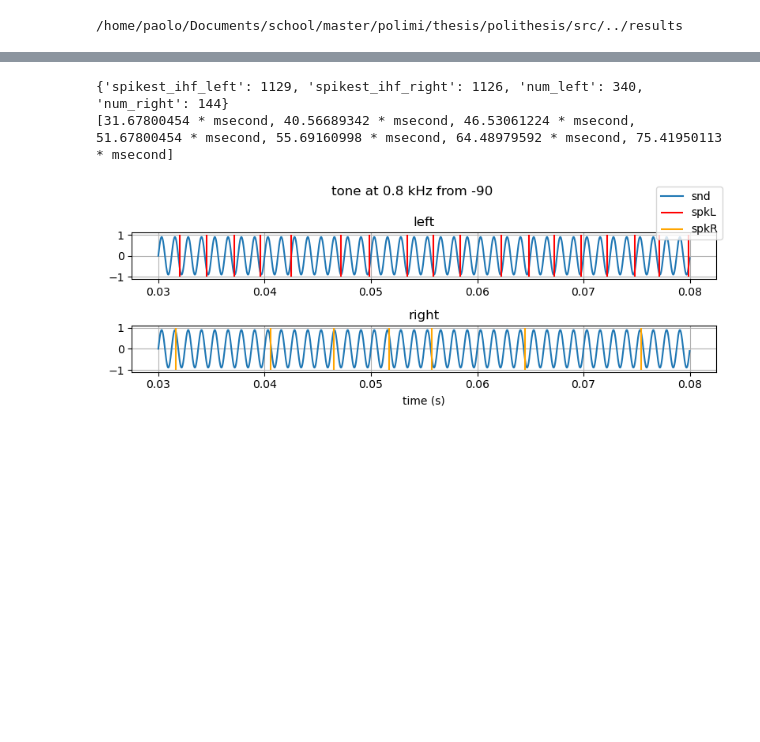
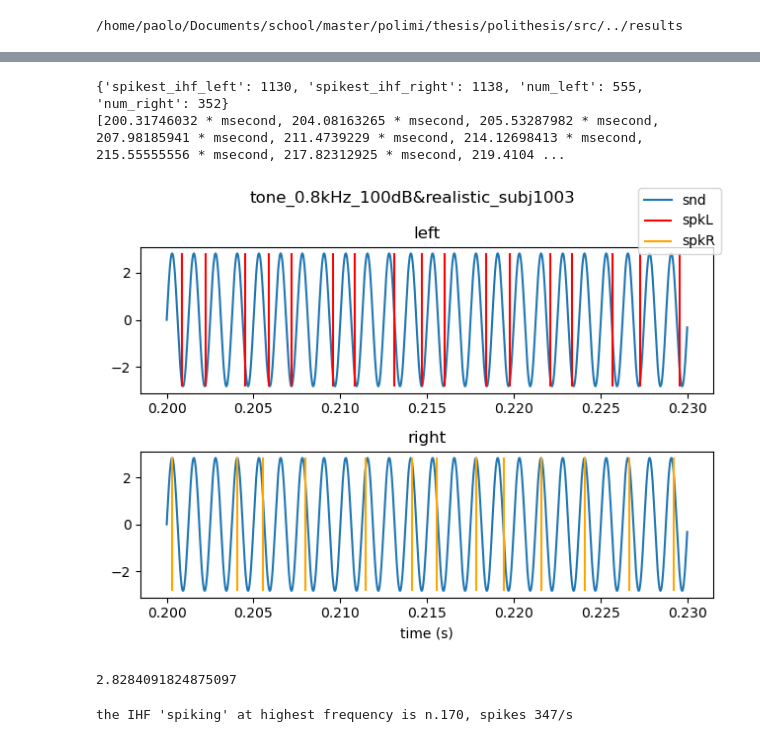
Before and after one commit to pollomarzo/polithesis, a Jupyter notebook: tests_POCs/anf.ipynb, the cells around one changed output, grey strips where cells are left out. Saved outputs shown, nothing was run; the diff lists cells and outputs as text; code cells hidden in the pictures; blank space fills up the shorter version.

```diff
--- a/tests_POCs/anf.ipynb
+++ b/tests_POCs/anf.ipynb
@@ -70,12 +66,12 @@ from cochleas.anf_utils import create_sound_key
 
 freq = 0.8 * b2.kHz
 tone = Tone(freq)
-level = 90
+level = 100
 angle = -90
 cochlea_key = "realistic_subj1003"
+tone.sound.level = level * b2h.dB
 ex_key = f"{create_sound_key(tone)}&{cochlea_key}"
 
-tone.sound.level = level * b2h.dB
 anf = sound_to_spikes(tone, angle, False)
 ihf_most_spikes = (None, 0)
 for ihf_idx, spike_times in anf.binaural_anf_spiketrain["L"].items():
@@ -109,45 +106,93 @@ from math import inf
 
 plt.close()
 
-range = slice(30 * ms, 80 * ms)
+range = slice(200 * ms, 230 * ms)
 
 anf_left, anf_right = (
     anf.binaural_anf_spiketrain["L"],
     anf.binaural_anf_spiketrain["R"],
 )
 spikest_ihf_left, _ = max(anf_left.items(), key=lambda x: len(set(x[1] / ms)))
 spikest_ihf_right, _ = max(anf_right.items(), key=lambda x: len(set(x[1] / ms)))
 print(
     dict_of(
         spikest_ihf_left,
         spikest_ihf_right,
         num_left=len(anf_left[spikest_ihf_left]),
         num_right=len(anf_right[spikest_ihf_right]),
     )
 )
 
 input = tone.sound
 fig, [left, right] = plt.subplots(2, 1)
+max_mag = max(np.array(input[range]))[0]
 
-def select_in_range(full,spikest):
+
+def select_in_range(full, spikest):
     return [i for i in full[spikest] if i >= range.start and i < range.stop]
 
-spikest_anf_left_in_range = select_in_range(anf_left,spikest_ihf_right)
-spikest_anf_right_in_range = select_in_range(anf_right,spikest_ihf_right)
+
+spikest_anf_left_in_range = select_in_range(anf_left, spikest_ihf_right)
+spikest_anf_right_in_range = select_in_range(anf_right, spikest_ihf_right)
 
 print(spikest_anf_right_in_range)
 
-fig.suptitle(f"tone at {freq} from {angle}")
+fig.suptitle(ex_key)
 left.plot(input[range].times + range.start, input[range], label="snd")
-left.vlines(spikest_anf_left_in_range, -1, 1, colors='r', label="spkL")
+left.vlines(spikest_anf_left_in_range, -max_mag, max_mag, colors="r", label="spkL")
 left.set_title("left")
 right.plot(input[range].times + range.start, input[range])
-right.vlines(spikest_anf_right_in_range,-1,1, colors='orange', label="spkR")
+right.vlines(
+    spikest_anf_right_in_range, -max_mag, max_mag, colors="orange", label="spkR"
+)
 right.set_title("right")
-right.set_xlabel('time (s)')
+right.set_xlabel("time (s)")
 fig.legend()
 fig.tight_layout()
 # %% [output]
-{'spikest_ihf_left': 1129, 'spikest_ihf_right': 1126, 'num_left': 340, 'num_right': 144}
-[31.67800454 * msecond, 40.56689342 * msecond, 46.53061224 * msecond, 51.67800454 * msecond, 55.69160998 * msecond, 64.48979592 * msecond, 75.41950113 * msecond]
+{'spikest_ihf_left': 1130, 'spikest_ihf_right': 1138, 'num_left': 555, 'num_right': 352}
+[200.31746032 * msecond, 204.08163265 * msecond, 205.53287982 * msecond, 207.98185941 * msecond, 211.4739229 * msecond, 214.12698413 * msecond, 215.55555556 * msecond, 217.82312925 * msecond, 219.4104 ...
-[figure, old version]
+[figure, new version]
+# %%
+max(np.array(input[range]))[0]
+# %% [output]
+2.8284091824875097
+# %%
+from utils.custom_sounds import Tone
+from cochleas.RealisticCochlea import sound_to_spikes
+from cochleas.anf_utils import create_sound_key
+import brian2hears as b2h
+results_dir = Path(os.getcwd()) / Path(C.Paths.RESULTS_DIR)
+
+
+selected = "tone_80.Hz_110dB&realistic_subj1003&inh_model&1ms_rec_ANF&2024-08-12T20:08:40.pic"
+selected = "tone_0.5kHz_100dB&realistic_subj1003&inh_model&1ms_rec_ANF&2024-08-13T20:05:00.pic"
+
+with open(join(results_dir, selected), "rb") as f:
+    data = dill.load(f, ignore=True)
+
+
+freq = 80 * b2.Hz
+tone = Tone(freq)
+level = 110
+angle = -90
+cochlea_key = "realistic_subj1003"
+tone.sound.level = level * b2h.dB
+ex_key = f"{create_sound_key(tone)}&{cochlea_key}"
+
+plt.close()
+anf = load_anf_response(tone,angle,cochlea_key)
+
+ihf_most_spikes = (None, 0)
+for ihf_idx, spike_times in anf.binaural_anf_spiketrain["L"].items():
+    if len(spike_times) > ihf_most_spikes[1]:
+        ihf_most_spikes = (ihf_idx, len(spike_times))
+ihf_spikes = [
+    len(spike_times)
+    for ihf_idx, spike_times in anf.binaural_anf_spiketrain["L"].items()
+]
+print(
+    f"the IHF 'spiking' at highest frequency is n.{ihf_most_spikes[0]}, spikes {ihf_most_spikes[1]}/s"
+)
+# %% [output]
+the IHF 'spiking' at highest frequency is n.170, spikes 347/s
```
Also changed, not shown: parts of 9 cells of this notebook, 2 other files.
